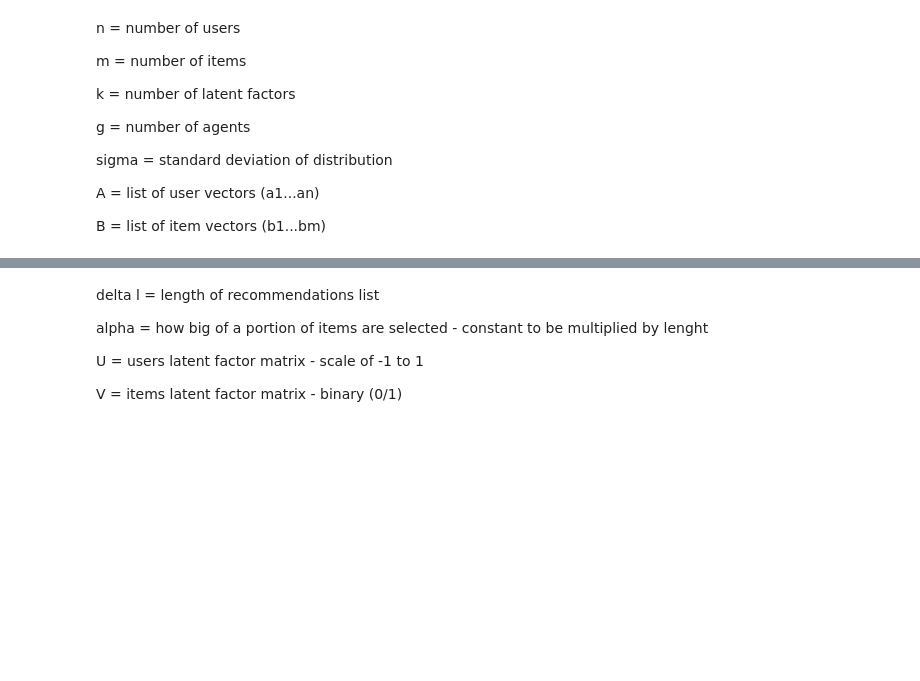
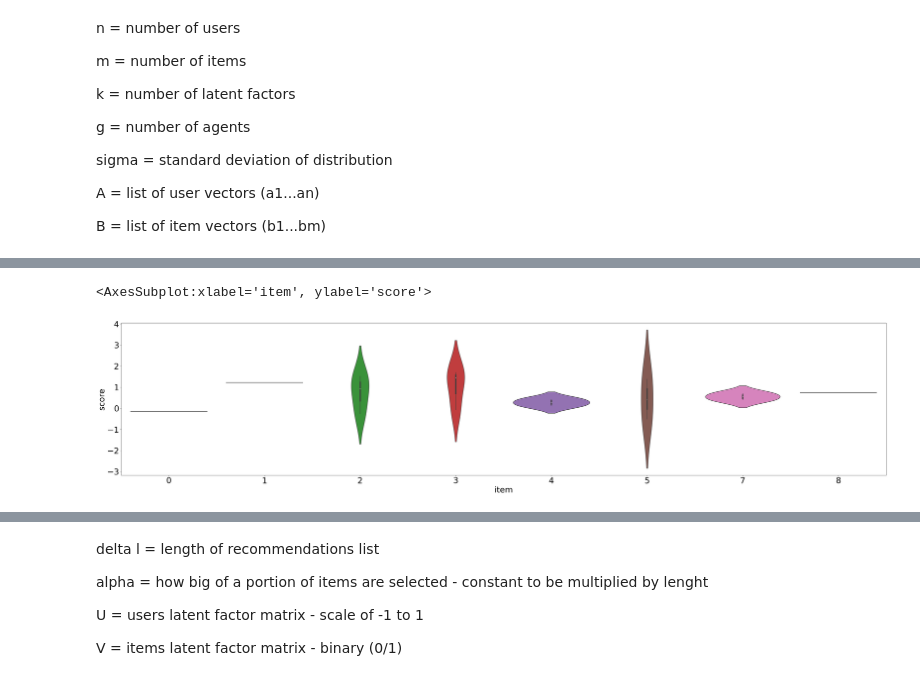
Before and after one commit to that-recsys-lab/scruf_data_gen, a Jupyter notebook: generation_data.ipynb, the cells around one changed output, grey strips where cells are left out. Drawn from its saved outputs; the diff is of its cells as text; code cells hidden in the pictures; blank space fills up the shorter version.

```diff
--- a/generation_data.ipynb
+++ b/generation_data.ipynb
@@ -41,0 +156,9 @@ B = list of item vectors (b1...bm)
+# %%
+params1 = DataGenParameters()
+params1.num_users = 3
+params1.num_items = 10
+params1.num_factors = 3
+params1.num_agents = 2
+params1.std_dev_factors = 1.0
+params1.initial_list_size = 10
+params1.recommendation_size = 5
@@ -41,0 +187,10 @@ B = list of item vectors (b1...bm)
+# %%
+import copy
+
+params2 = copy.copy(params1)
+params2.user_feature_propensities=[(0.0, 1.0), (0.5, 1.0), (0.9, 1.0)]
+params2.item_feature_propensities=[0.1, 0.5, 0.9]
+# %%
+generator2 = DataGenIMF(params2)
+generator2.generate_data()
+generator2.ratings
@@ -41,0 +215,3 @@ B = list of item vectors (b1...bm)
+# %%
+df = pd.DataFrame(generator2.ratings)
+df.columns = ['user', 'item', 'score']
@@ -41,0 +237,5 @@ B = list of item vectors (b1...bm)
+# %%
+sbn.violinplot(data=df, y='score', x='item')
+# %% [output]
+<AxesSubplot:xlabel='item', ylabel='score'>
+[figure, added]
```
Also changed, not shown: parts of 17 cells of this notebook, 1 other file.
